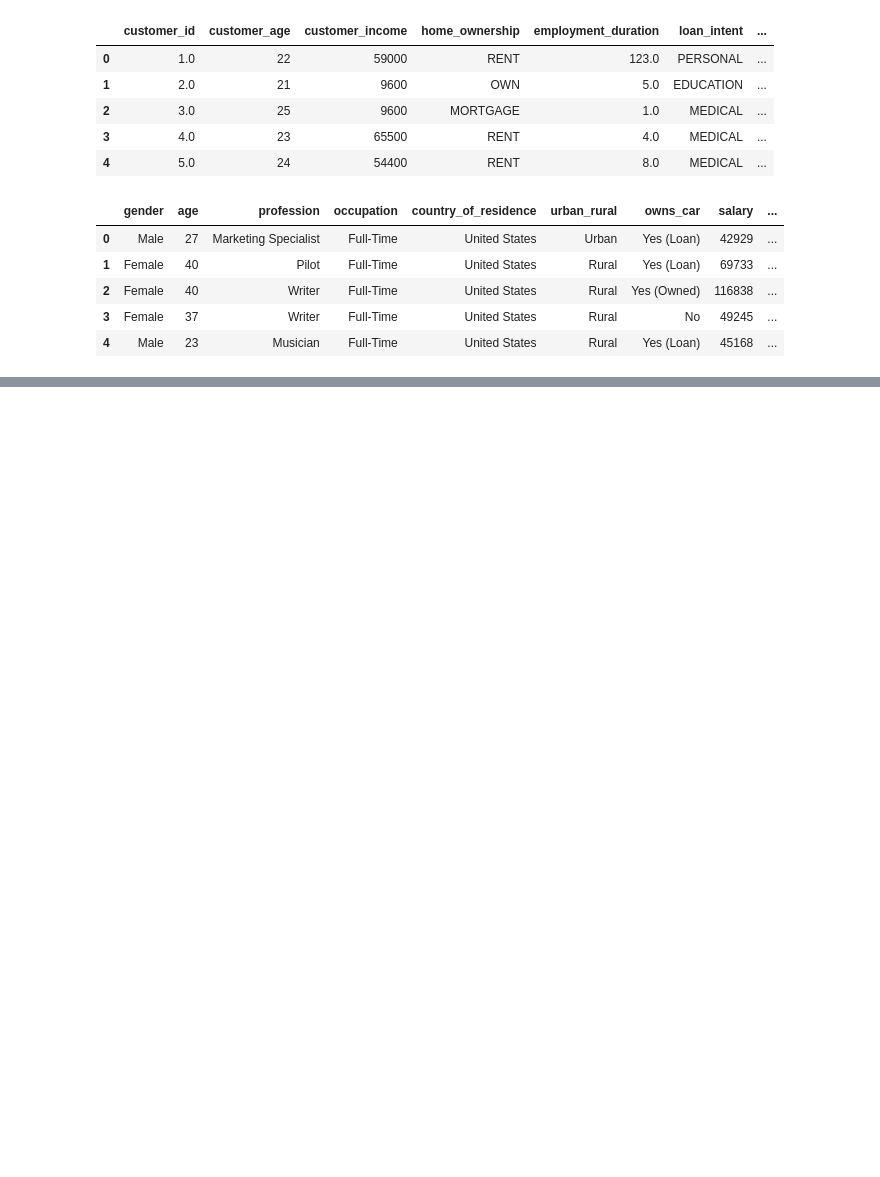
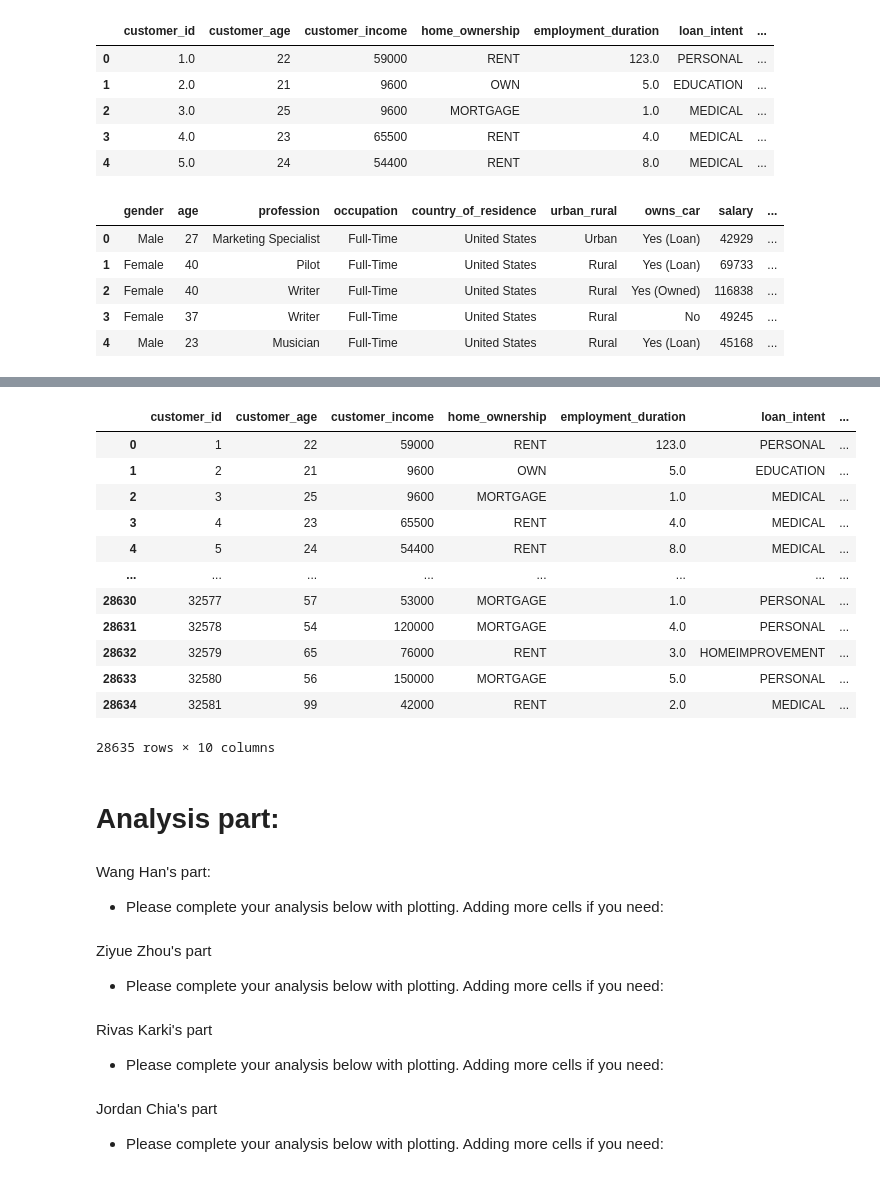
Before and after one commit to Oatsinthepine/Project_1_group8, a Jupyter notebook: Starter_notebook.ipynb, the cells around one changed output, grey strips where cells are left out. Drawn from its saved outputs; the diff is of its cells as text; code cells hidden in the pictures; blank space fills up the shorter version.

```diff
--- a/Starter_notebook.ipynb
+++ b/Starter_notebook.ipynb
@@ -41,0 +176,44 @@ impact_df.head()
+# %%
+# convert dtypes:
+test_copy['customer_id'] = test_copy['customer_id'].astype(int).astype(str)
+test_copy = test_copy.rename(columns={'loan_amnt':'loan_amnt(pounds)'})
+test_copy['loan_amnt(pounds)'] = test_copy['loan_amnt(pounds)'].astype(str)
+test_copy['loan_amnt(pounds)'] = test_copy['loan_amnt(pounds)'].str.strip()
+test_copy['loan_amnt(pounds)'] = test_copy['loan_amnt(pounds)'].str.replace('£', '', regex=False)
+test_copy['loan_amnt(pounds)'] = test_copy['loan_amnt(pounds)'].str.replace(',', '', regex=False)
+test_copy['loan_amnt(pounds)'] = pd.to_numeric(test_copy['loan_amnt(pounds)'])
+cleaned_loan_df = test_copy
+
+cleaned_loan_df # this is the variable completed cleasing of the loan data, use this variable for all questions below.
+# %% [output]
+|  | customer_id | customer_age | customer_income | home_ownership | employment_duration | loan_intent | ... |
+| 0 | 1 | 22 | 59000 | RENT | 123.0 | PERSONAL | ... |
+| 1 | 2 | 21 | 9600 | OWN | 5.0 | EDUCATION | ... |
+| 2 | 3 | 25 | 9600 | MORTGAGE | 1.0 | MEDICAL | ... |
+| 3 | 4 | 23 | 65500 | RENT | 4.0 | MEDICAL | ... |
+| 4 | 5 | 24 | 54400 | RENT | 8.0 | MEDICAL | ... |
+| ... | ... | ... | ... | ... | ... | ... | ... |
+| 28630 | 32577 | 57 | 53000 | MORTGAGE | 1.0 | PERSONAL | ... |
+| 28631 | 32578 | 54 | 120000 | MORTGAGE | 4.0 | PERSONAL | ... |
+| 28632 | 32579 | 65 | 76000 | RENT | 3.0 | HOMEIMPROVEMENT | ... |
+| 28633 | 32580 | 56 | 150000 | MORTGAGE | 5.0 | PERSONAL | ... |
+| 28634 | 32581 | 99 | 42000 | RENT | 2.0 | MEDICAL | ... |
+28635 rows × 10 columns
+# %% [markdown]
+# Analysis part:
+# %% [markdown]
+Wang Han's part:
+
+* Please complete your analysis below with plotting. Adding more cells if you need:
+# %% [markdown]
+Ziyue Zhou's part
+
+* Please complete your analysis below with plotting. Adding more cells if you need:
+# %% [markdown]
+Rivas Karki's part
+
+* Please complete your analysis below with plotting. Adding more cells if you need:
+# %% [markdown]
+Jordan Chia's part
+
+* Please complete your analysis below with plotting. Adding more cells if you need:
```
Also changed, not shown: parts of 18 cells of this notebook, 1 other file.
